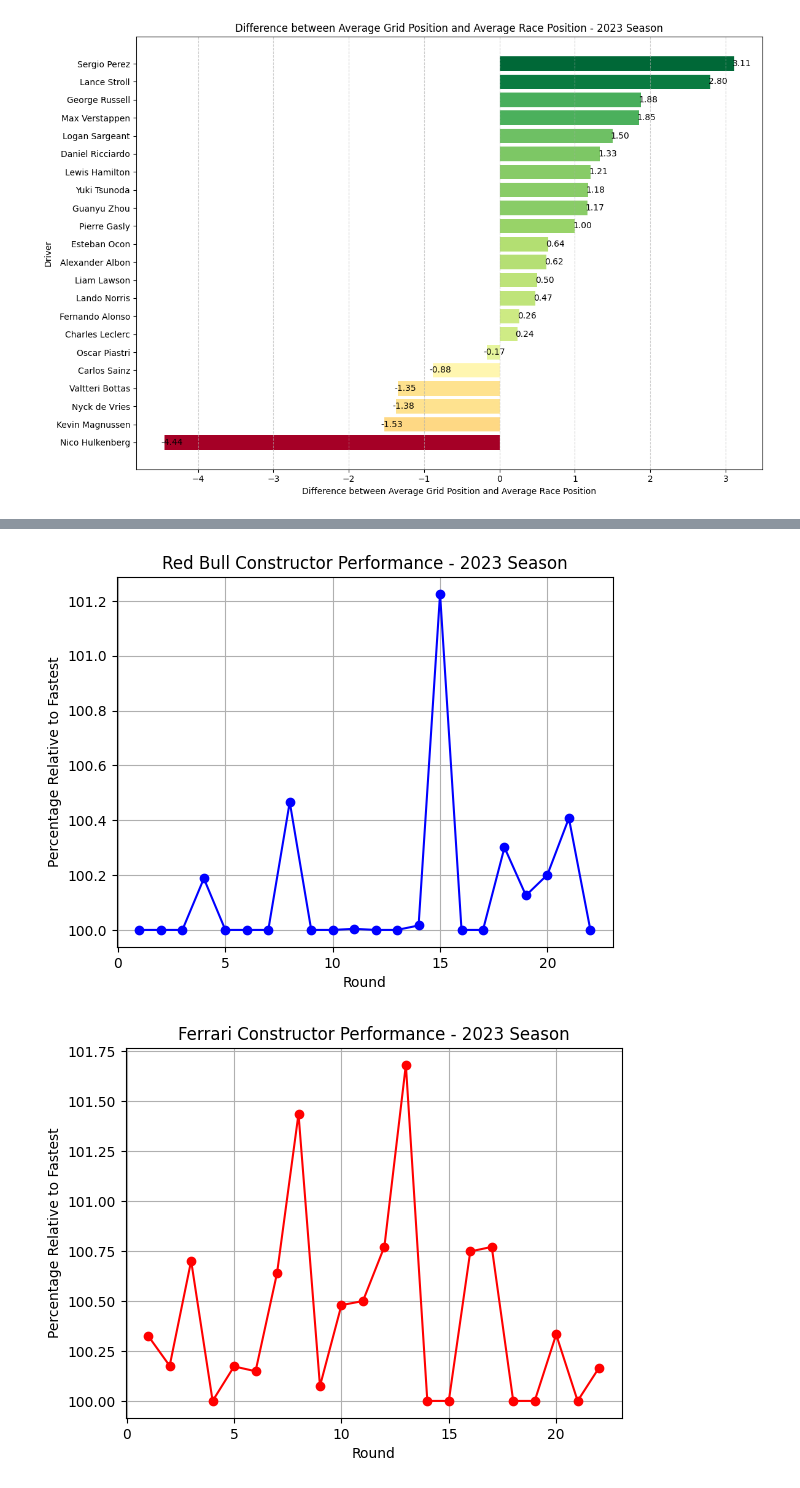
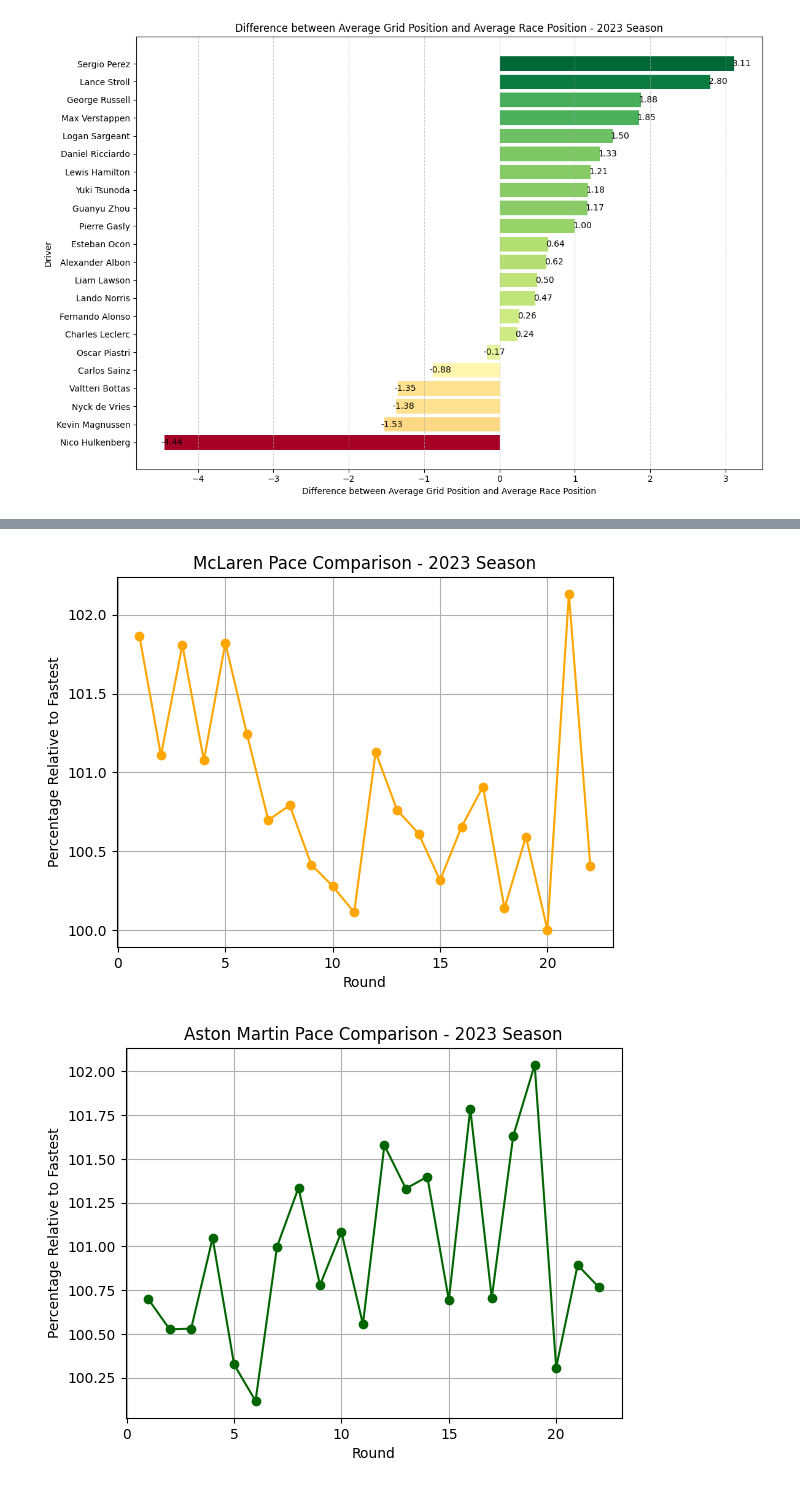
Before and after one commit to GoranBogetic/Podatkovna-rad, a Jupyter notebook: rad.ipynb, the cells around one changed output, grey strips where cells are left out. Drawn from its saved outputs; the diff is of its cells as text; code cells hidden in the pictures.

```diff
--- a/rad.ipynb
+++ b/rad.ipynb
@@ -441,19 +524,34 @@ Data has been written to qualifying_data_all_seasons.csv
 # %%
 import pandas as pd
+import matplotlib.pyplot as plt
 
 df = pd.read_csv('qualifying_data_all_seasons.csv')
 
-filtered_df = df[(df['Round_No'] == 13) & (df['Season'] == 2023)].copy()
+season_2023_df = df[df['Season'] == 2023].copy()
 
-filtered_df['Fastest_Qualifying_Time'] = pd.to_timedelta(filtered_df['Fastest_Qualifying_Time']).dt.total_seconds() * 1000
+season_2023_df['Fastest_Qualifying_Time'] = pd.to_timedelta(season_2023_df['Fastest_Qualifying_Time']).dt.total_seconds() * 1000
 
-fastest_time = filtered_df['Fastest_Qualifying_Time'].min()
+unique_rounds = season_2023_df['Round_No'].unique()
 
-result_df = filtered_df.groupby('Constructor_Name')['Fastest_Qualifying_Time'].min().reset_index()
+ferrari_percentages = []
 
-result_df['Percentage_Relative_to_Fastest'] = (result_df['Fastest_Qualifying_Time'] / fastest_time) * 100
+for round_no in unique_rounds:
+    round_df = season_2023_df[season_2023_df['Round_No'] == round_no].copy()
 
-result_df = result_df.sort_values(by='Percentage_Relative_to_Fastest')
+    fastest_time = round_df['Fastest_Qualifying_Time'].min()
 
-print(result_df[['Constructor_Name', 'Fastest_Qualifying_Time', 'Percentage_Relative_to_Fastest']])
+    result_df = round_df.groupby('Constructor_Name')['Fastest_Qualifying_Time'].min().reset_index()
+
+    result_df['Percentage_Relative_to_Fastest'] = (result_df['Fastest_Qualifying_Time'] / fastest_time) * 100
+
+    ferrari_result = result_df[result_df['Constructor_Name'] == 'Ferrari']
+
+    ferrari_percentages.append(ferrari_result['Percentage_Relative_to_Fastest'].values[0])
+
+plt.plot(unique_rounds, ferrari_percentages, marker='o', linestyle='-', color='red')
+plt.title('Ferrari Pace Comparison - 2023 Season')
+plt.xlabel('Round')
+plt.ylabel('Percentage Relative to Fastest')
+plt.grid(True)
+plt.show()
 # %% [output]
@@ -526,7 +603,7 @@ season_2023_df['Fastest_Qualifying_Time'] = pd.to_timedelta(season_2023_df['Fast
 
 unique_rounds = season_2023_df['Round_No'].unique()
 
-red_bull_percentages = []
+mclaren_percentages = []
 
 for round_no in unique_rounds:
     round_df = season_2023_df[season_2023_df['Round_No'] == round_no].copy()
@@ -537,50 +614,50 @@ for round_no in unique_rounds:
 
     result_df['Percentage_Relative_to_Fastest'] = (result_df['Fastest_Qualifying_Time'] / fastest_time) * 100
 
-    red_bull_result = result_df[result_df['Constructor_Name'] == 'Red Bull']
+    mclaren_result = result_df[result_df['Constructor_Name'] == 'McLaren']
 
-    red_bull_percentages.append(red_bull_result['Percentage_Relative_to_Fastest'].values[0])
+    mclaren_percentages.append(mclaren_result['Percentage_Relative_to_Fastest'].values[0])
 
-plt.plot(unique_rounds, red_bull_percentages, marker='o', linestyle='-', color='blue')
-plt.title('Red Bull Constructor Performance - 2023 Season')
+plt.plot(unique_rounds, mclaren_percentages, marker='o', linestyle='-', color='orange')
+plt.title('McLaren Pace Comparison - 2023 Season')
 plt.xlabel('Round')
 plt.ylabel('Percentage Relative to Fastest')
 plt.grid(True)
 plt.show()
 # %% [output]
-[figure, old version]
+[figure, new version]
 # %%
 import pandas as pd
 import matplotlib.pyplot as plt
 
 df = pd.read_csv('qualifying_data_all_seasons.csv')
 
 season_2023_df = df[df['Season'] == 2023].copy()
 
 season_2023_df['Fastest_Qualifying_Time'] = pd.to_timedelta(season_2023_df['Fastest_Qualifying_Time']).dt.total_seconds() * 1000
 
 unique_rounds = season_2023_df['Round_No'].unique()
 
-ferrari_percentages = []
+aston_martin_percentages = []
 
 for round_no in unique_rounds:
     round_df = season_2023_df[season_2023_df['Round_No'] == round_no].copy()
 
     fastest_time = round_df['Fastest_Qualifying_Time'].min()
 
     result_df = round_df.groupby('Constructor_Name')['Fastest_Qualifying_Time'].min().reset_index()
 
     result_df['Percentage_Relative_to_Fastest'] = (result_df['Fastest_Qualifying_Time'] / fastest_time) * 100
 
-    ferrari_result = result_df[result_df['Constructor_Name'] == 'Ferrari']
+    aston_martin_result = result_df[result_df['Constructor_Name'] == 'Aston Martin']
 
-    ferrari_percentages.append(ferrari_result['Percentage_Relative_to_Fastest'].values[0])
+    aston_martin_percentages.append(aston_martin_result['Percentage_Relative_to_Fastest'].values[0])
 
-plt.plot(unique_rounds, ferrari_percentages, marker='o', linestyle='-', color='red')
-plt.title('Ferrari Constructor Performance - 2023 Season')
+plt.plot(unique_rounds, aston_martin_percentages, marker='o', linestyle='-', color='darkgreen')
+plt.title('Aston Martin Pace Comparison - 2023 Season')
 plt.xlabel('Round')
 plt.ylabel('Percentage Relative to Fastest')
 plt.grid(True)
 plt.show()
 # %% [output]
-[figure, old version]
+[figure, new version]
```
Also changed, not shown: parts of 21 cells of this notebook.
